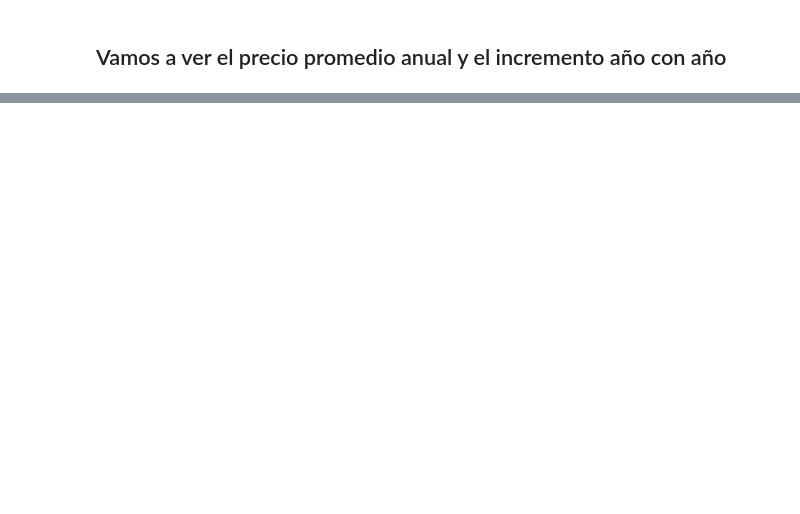
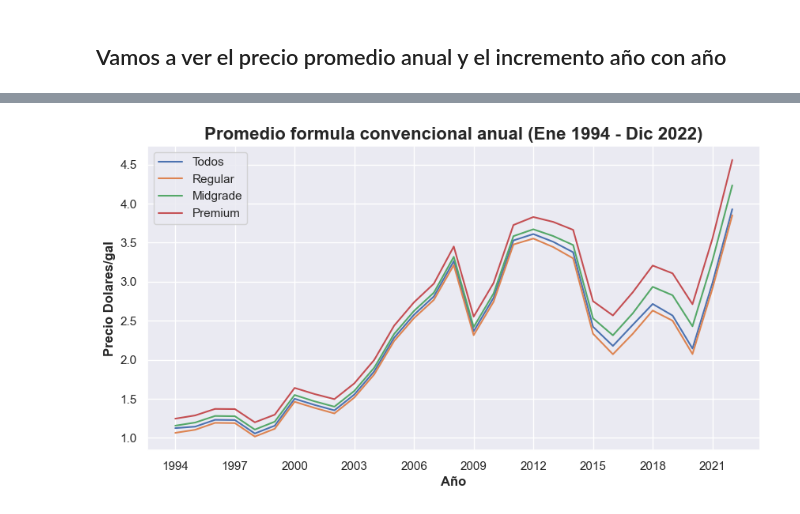
Before and after one commit to glenndt99/aa-gas-prediciton, a Jupyter notebook: AA_Final_Gas.ipynb, the cells around one changed output, grey strips where cells are left out. Drawn from its saved outputs; the diff is of its cells as text; code cells hidden in the pictures; blank space fills up the shorter version.

```diff
--- a/AA_Final_Gas.ipynb
+++ b/AA_Final_Gas.ipynb
@@ -178,0 +224,15 @@ KeyError: '[-1] not found in axis'
+# %%
+plt.figure(figsize= (10,5))
+sns.set_style("darkgrid")
+plt.plot(yearly_avg['year'], yearly_avg['A2'])
+plt.plot(yearly_avg['year'], yearly_avg['R2'])
+plt.plot(yearly_avg['year'], yearly_avg['M2'])
+plt.plot(yearly_avg['year'], yearly_avg['P2'])
+plt.xticks(np.arange(1994, 2022, step=3))
+plt.legend(['Todos','Regular','Midgrade','Premium'], loc = 'upper left')
+plt.title("Promedio formula convencional anual (Ene 1994 - Dic 2022)",fontsize = 16, fontweight = 'bold')
+plt.xlabel("Año",fontsize = 12, fontweight = 'bold')
+plt.ylabel("Precio Dolares/gal",fontsize = 12, fontweight = 'bold')
+plt.show()
+# %% [output]
+[figure, added]
```
Also changed, not shown: parts of 15 cells of this notebook.
